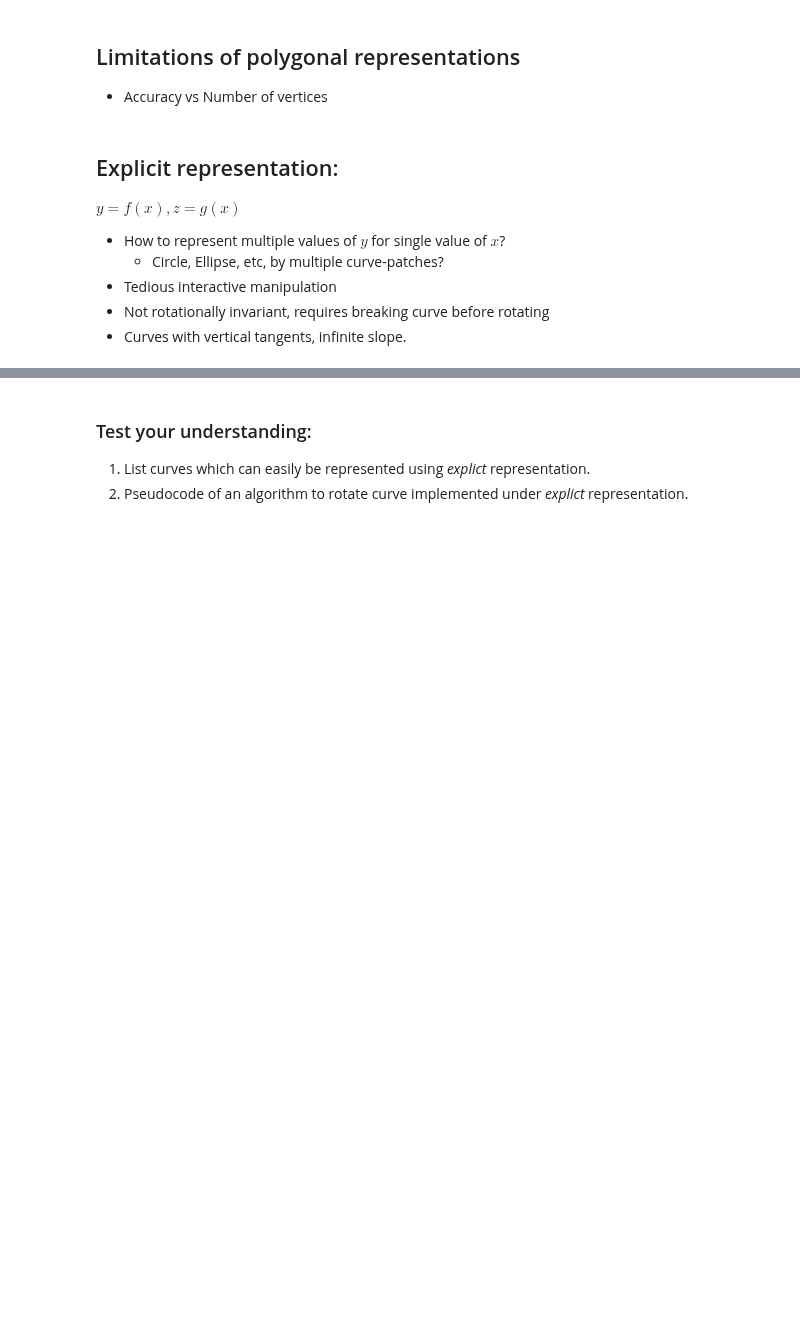
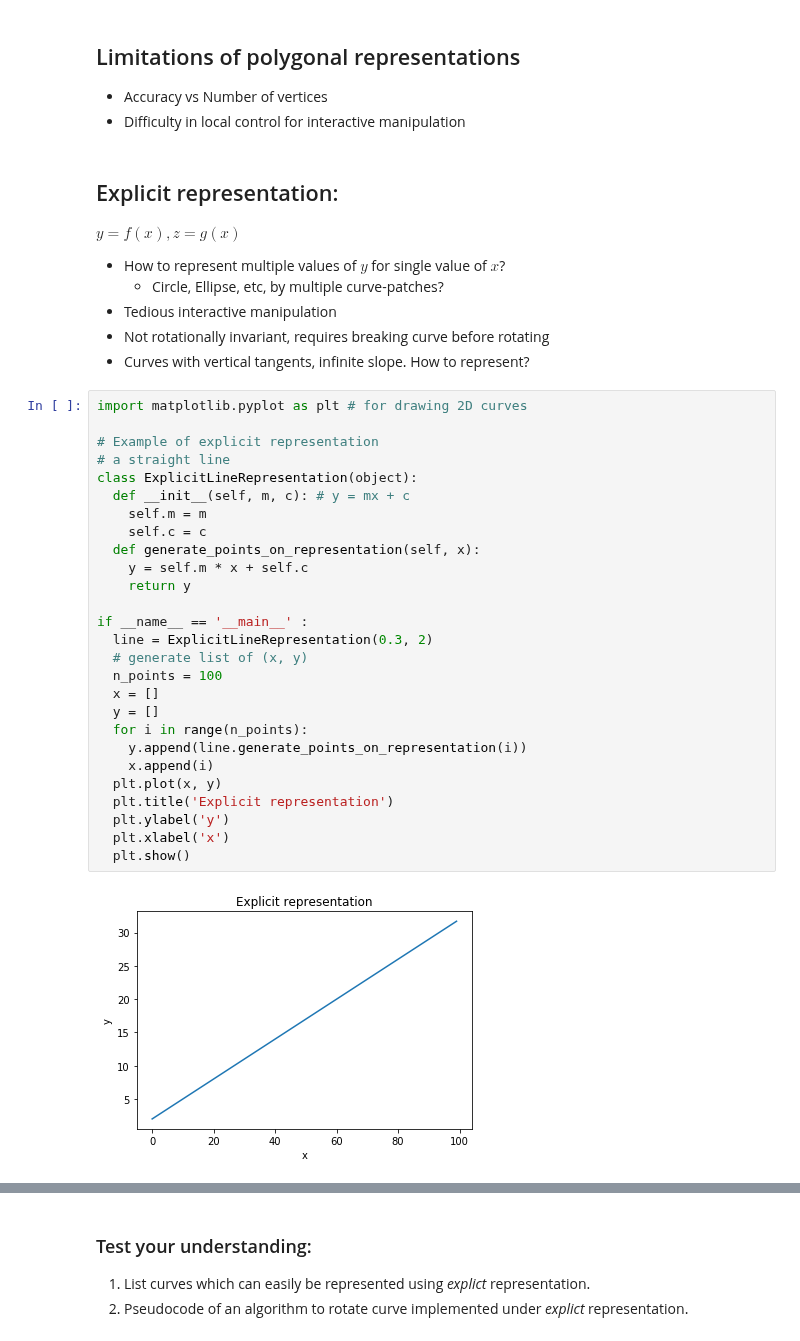
Before and after one commit to pranavkantgaur/training_materials, a Jupyter notebook: parametric_representations/param_rep_intro_lec_2.ipynb, the cells around one changed output, grey strips where cells are left out. Saved outputs shown, nothing was run; the diff lists cells and outputs as text; blank space fills up the shorter version.

```diff
--- a/parametric_representations/param_rep_intro_lec_2.ipynb
+++ b/parametric_representations/param_rep_intro_lec_2.ipynb
@@ -13,6 +13,7 @@
 # %% [markdown]
 ## Limitations of polygonal representations
 * Accuracy vs Number of vertices
+* Difficulty in local control for interactive manipulation
 # %% [markdown]
 ## Explicit representation:
 $y = f(x), z = g(x)$
@@ -20,4 +21,33 @@ $y = f(x), z = g(x)$
   * Circle, Ellipse, etc, by multiple curve-patches?
 * Tedious interactive manipulation
 * Not rotationally invariant, requires breaking curve before rotating
-* Curves with vertical tangents, infinite slope.
+* Curves with vertical tangents, infinite slope. How to represent?
+# %%
+import matplotlib.pyplot as plt # for drawing 2D curves
+
+# Example of explicit representation
+# a straight line
+class ExplicitLineRepresentation(object):
+  def __init__(self, m, c): # y = mx + c
+    self.m = m
+    self.c = c
+  def generate_points_on_representation(self, x):
+    y = self.m * x + self.c
+    return y
+
+if __name__ == '__main__' :
+  line = ExplicitLineRepresentation(0.3, 2)
+  # generate list of (x, y)
+  n_points = 100
+  x = []
+  y = []
+  for i in range(n_points):
+    y.append(line.generate_points_on_representation(i))
+    x.append(i)
+  plt.plot(x, y)
+  plt.title('Explicit representation')
+  plt.ylabel('y')
+  plt.xlabel('x')
+  plt.show()
+# %% [output]
+[figure, added]
```
Also changed, not shown: parts of 8 cells of this notebook.
